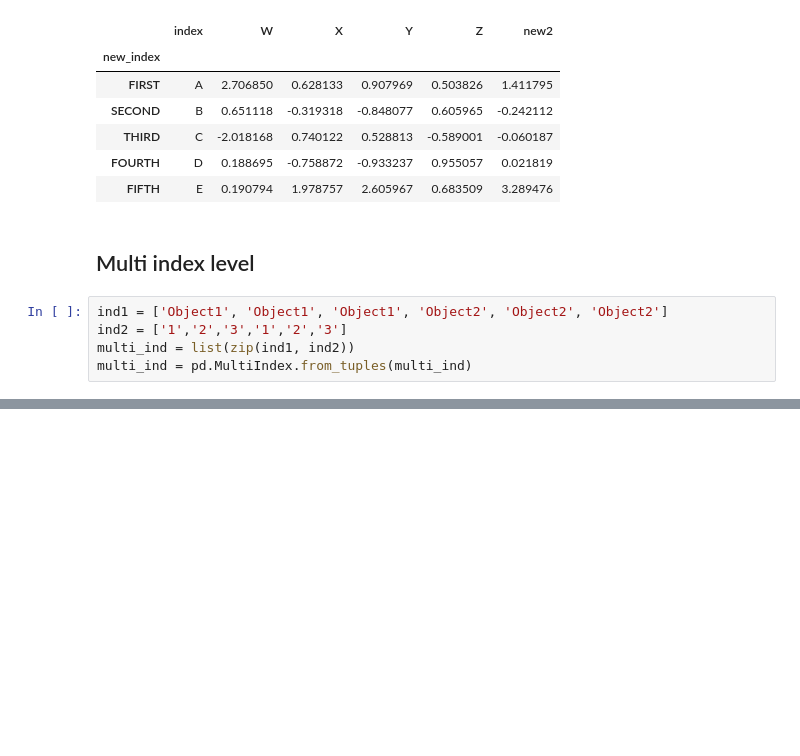
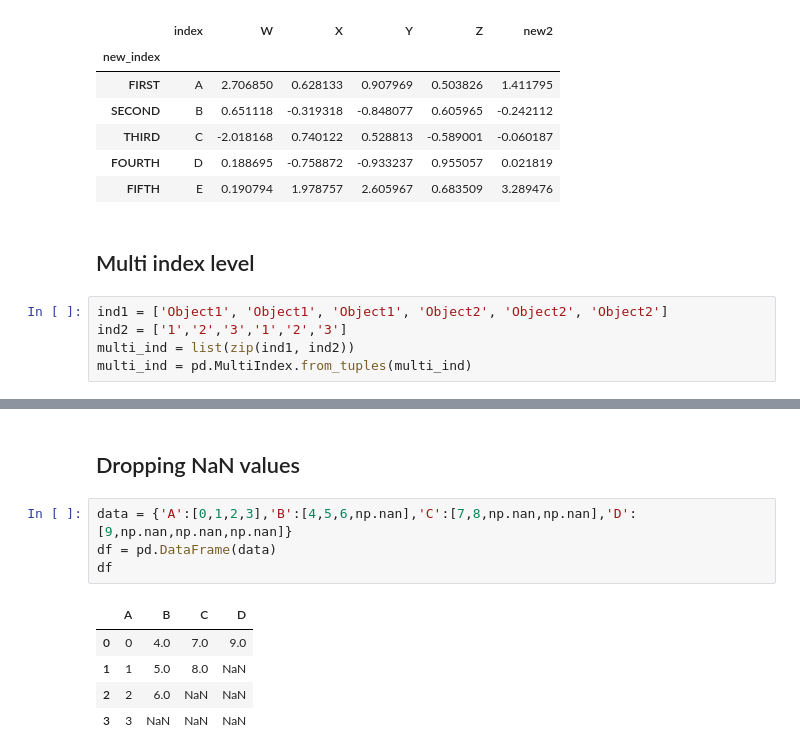
Before and after one commit to Artur-Ws/Data_Science_Basics, a Jupyter notebook: pandas_notes.ipynb, the cells around one changed output, grey strips where cells are left out. Cells and saved outputs as stored; diff of their text form; blank space fills up the shorter version.

```diff
--- a/pandas_notes.ipynb
+++ b/pandas_notes.ipynb
@@ -396,0 +440,12 @@ df
+# %% [markdown]
+## Dropping NaN values
+# %%
+data = {'A':[0,1,2,3],'B':[4,5,6,np.nan],'C':[7,8,np.nan,np.nan],'D':[9,np.nan,np.nan,np.nan]}
+df = pd.DataFrame(data)
+df
+# %% [output]
+|  | A | B | C | D |
+| 0 | 0 | 4.0 | 7.0 | 9.0 |
+| 1 | 1 | 5.0 | 8.0 | NaN |
+| 2 | 2 | 6.0 | NaN | NaN |
+| 3 | 3 | NaN | NaN | NaN |
```
Also changed, not shown: parts of 26 cells of this notebook, 1 other file.
